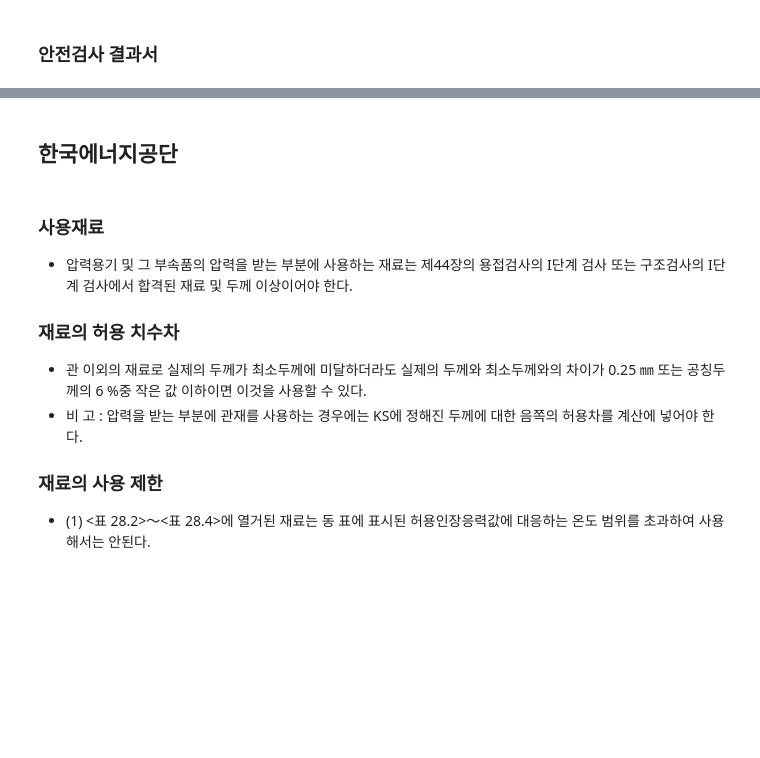
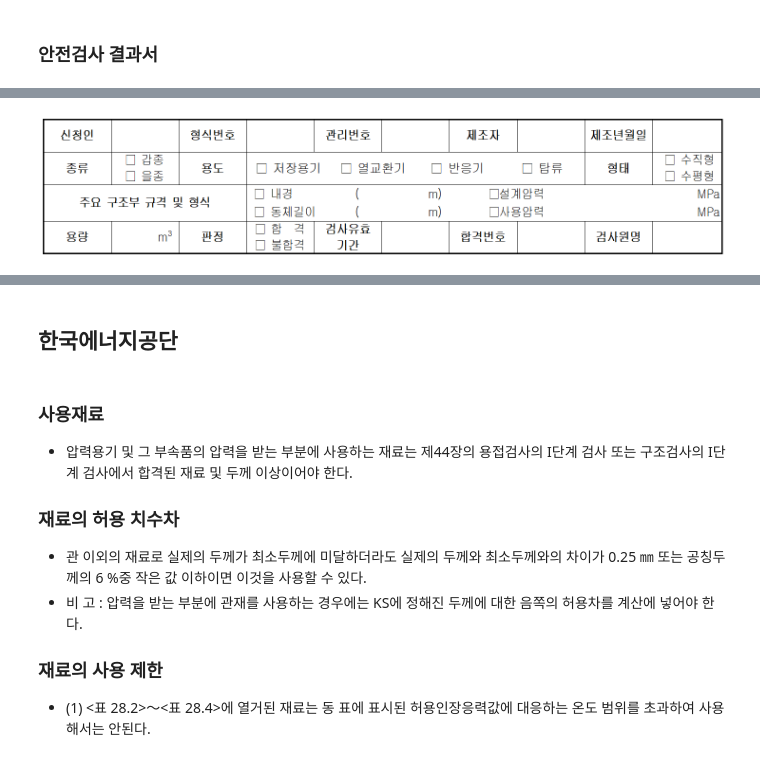
Before and after one commit to mechamuk/Graduate_work-Research, a Jupyter notebook: 20200420/research_20200420.ipynb, the cells around one changed output, grey strips where cells are left out. Drawn from its saved outputs; the diff is of its cells as text; code cells hidden in the pictures; blank space fills up the shorter version.

```diff
--- a/20200420/research_20200420.ipynb
+++ b/20200420/research_20200420.ipynb
@@ -232,0 +233,4 @@ Image("research_20200413_4.png")
+# %%
+Image("안전검사결과서_1.png")
+# %% [output]
+[figure, added]
```
Also changed, not shown: parts of 20 cells of this notebook.
